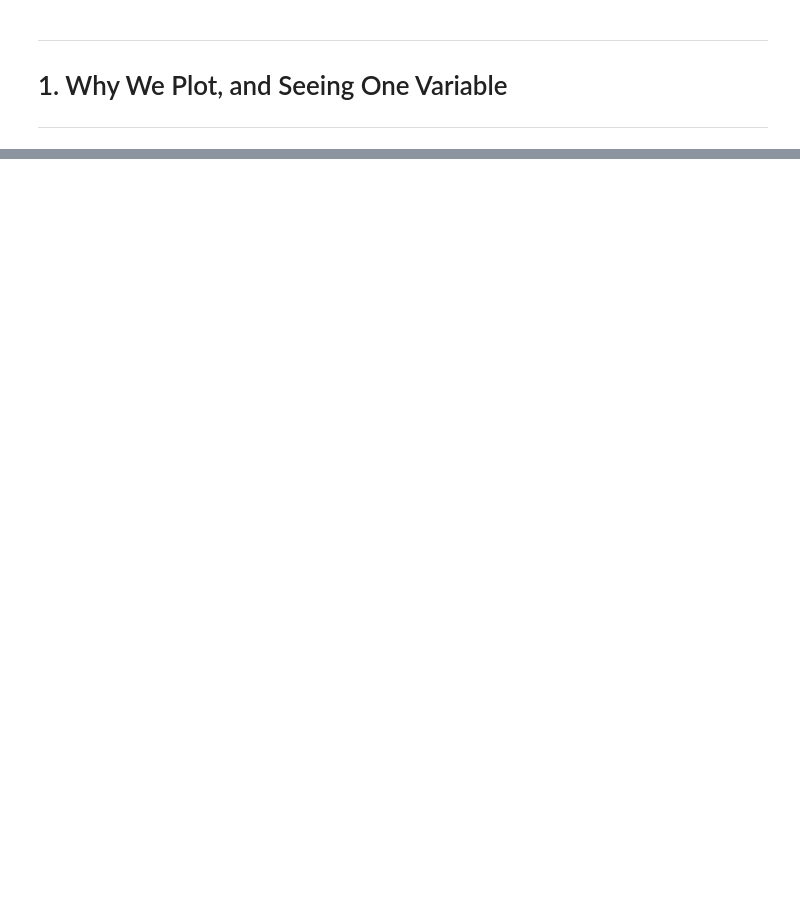
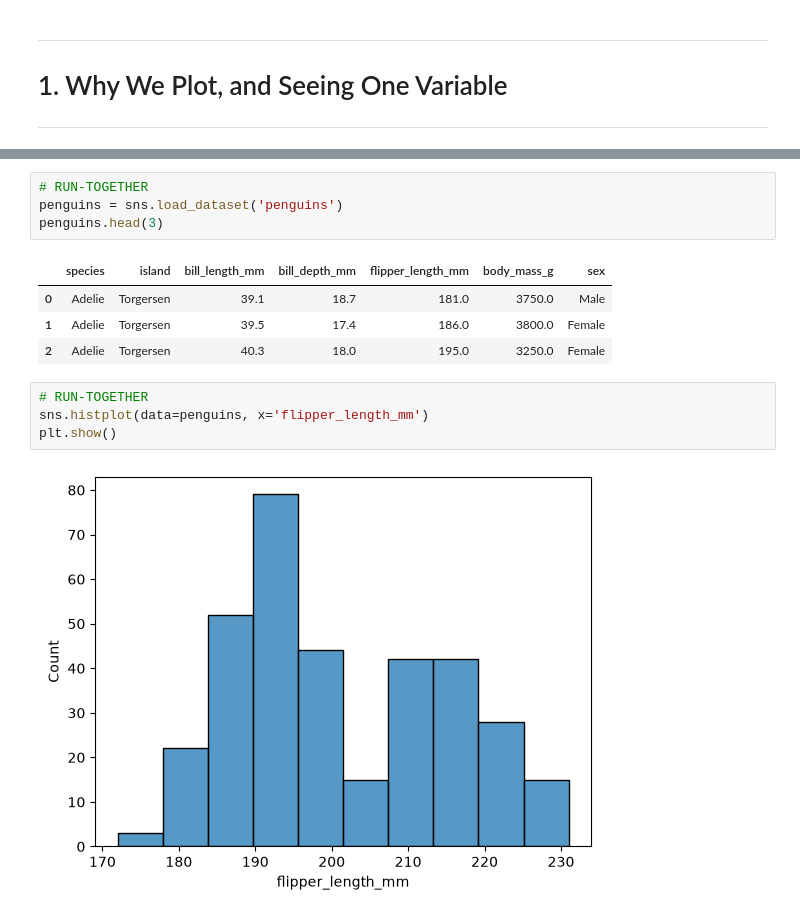
Before and after one commit to jppeirce/DSC210-Foundations-of-Data-Science, a Jupyter notebook: Notes/05-intro_to_seaborn/05-intro_to_seaborn.ipynb, the cells around one changed output, grey strips where cells are left out. Cells and saved outputs as stored; diff of their text form; blank space fills up the shorter version.

```diff
--- a/Notes/05-intro_to_seaborn/05-intro_to_seaborn.ipynb
+++ b/Notes/05-intro_to_seaborn/05-intro_to_seaborn.ipynb
@@ -260,0 +83,15 @@ plt.show()
+# %%
+# RUN-TOGETHER
+penguins = sns.load_dataset('penguins')
+penguins.head(3)
+# %% [output]
+|  | species | island | bill_length_mm | bill_depth_mm | flipper_length_mm | body_mass_g | sex |
+| 0 | Adelie | Torgersen | 39.1 | 18.7 | 181.0 | 3750.0 | Male |
+| 1 | Adelie | Torgersen | 39.5 | 17.4 | 186.0 | 3800.0 | Female |
+| 2 | Adelie | Torgersen | 40.3 | 18.0 | 195.0 | 3250.0 | Female |
+# %%
+# RUN-TOGETHER
+sns.histplot(data=penguins, x='flipper_length_mm')
+plt.show()
+# %% [output]
+[figure, added]
```
Also changed, not shown: parts of 62 cells of this notebook.
